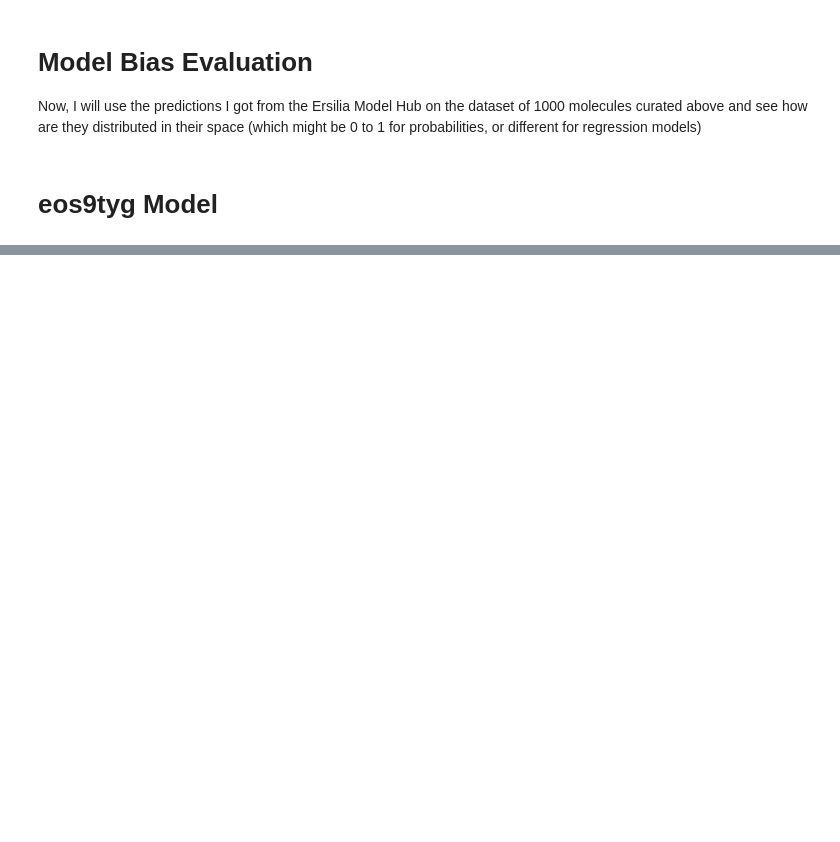
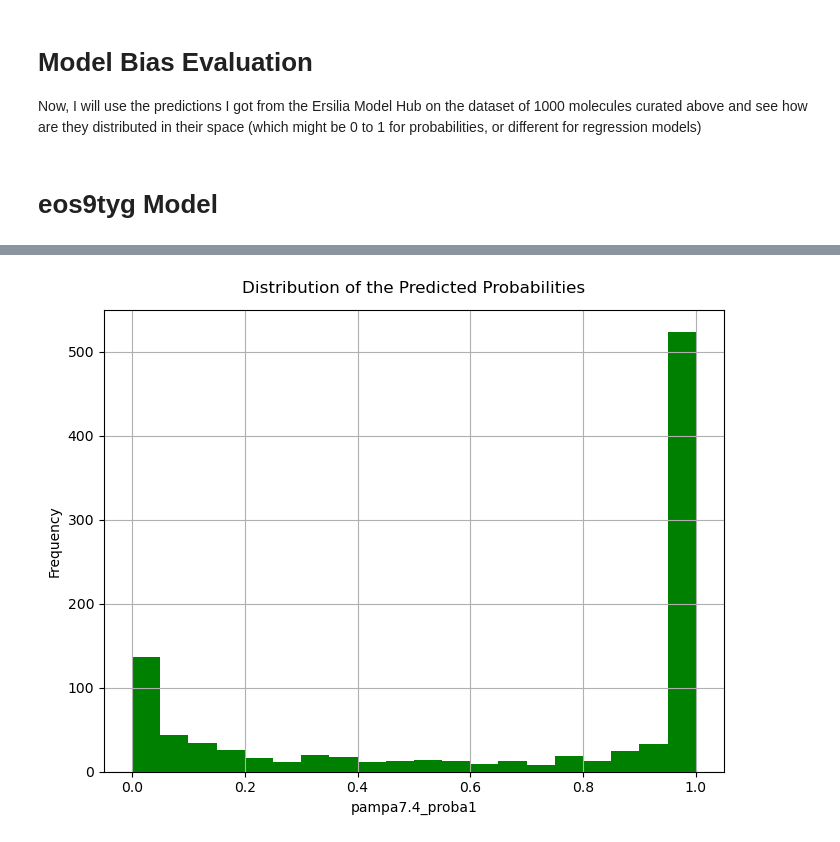
Before and after one commit to Chiamakaj/eos2ta5_ersilia_model_validation, a Jupyter notebook: notebooks/eos9tyg_notebook/00_model_bias.ipynb, the cells around one changed output, grey strips where cells are left out. Cells and saved outputs as stored; diff of their text form; code cells hidden in the pictures; blank space fills up the shorter version.

```diff
--- a/notebooks/eos9tyg_notebook/00_model_bias.ipynb
+++ b/notebooks/eos9tyg_notebook/00_model_bias.ipynb
@@ -90,0 +95,12 @@ plt.show()
+# %%
+plt.figure(figsize=(8, 6))
+
+plt.hist(eos9tyg_prediction_data["pampa7.4_proba1"], bins=20, color='green')
+plt.title('Distribution of the Predicted Probabilities', pad=12)
+plt.xlabel('pampa7.4_proba1')
+plt.ylabel('Frequency')
+plt.grid(True)
+
+plt.show()
+# %% [output]
+[figure, added]
```
Also changed, not shown: parts of 4 cells of this notebook, 5 other files.
